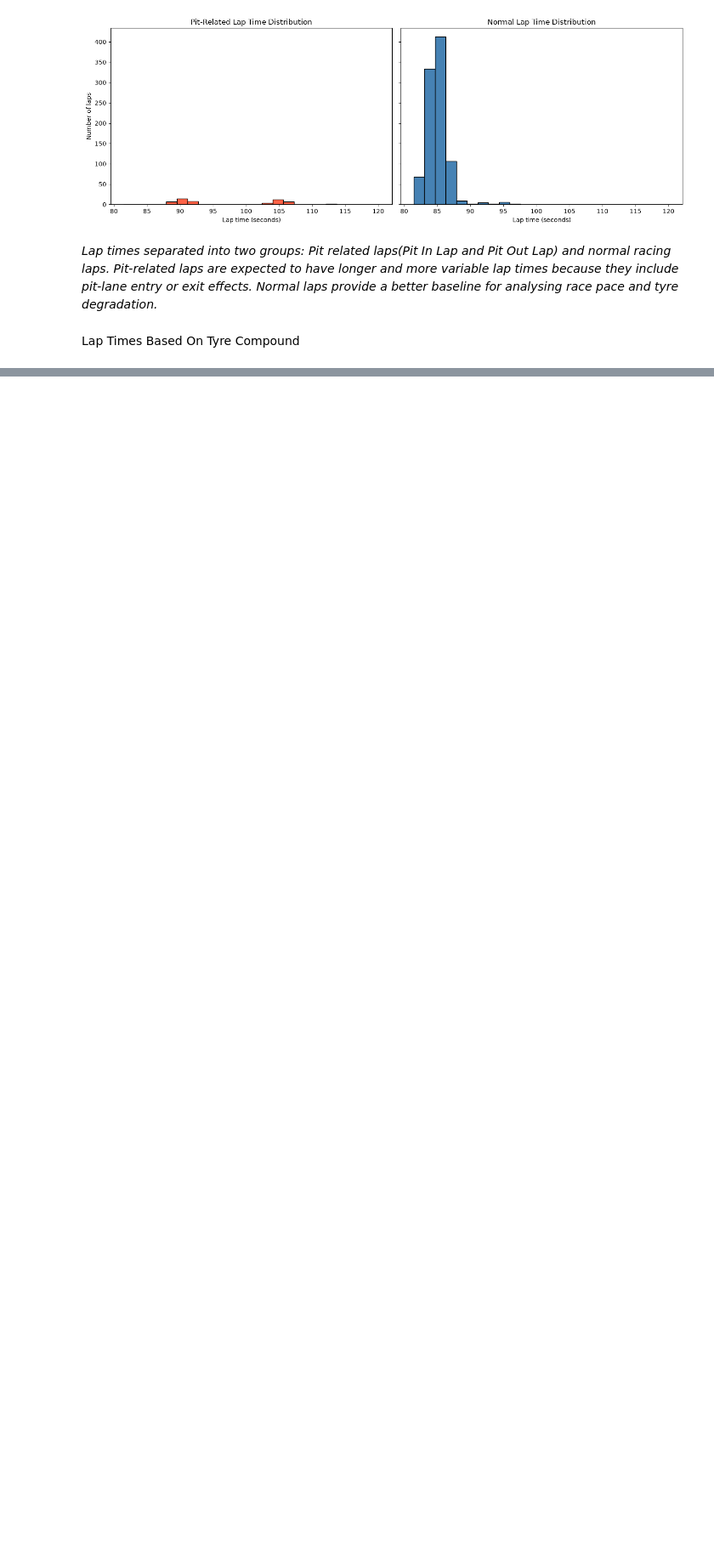
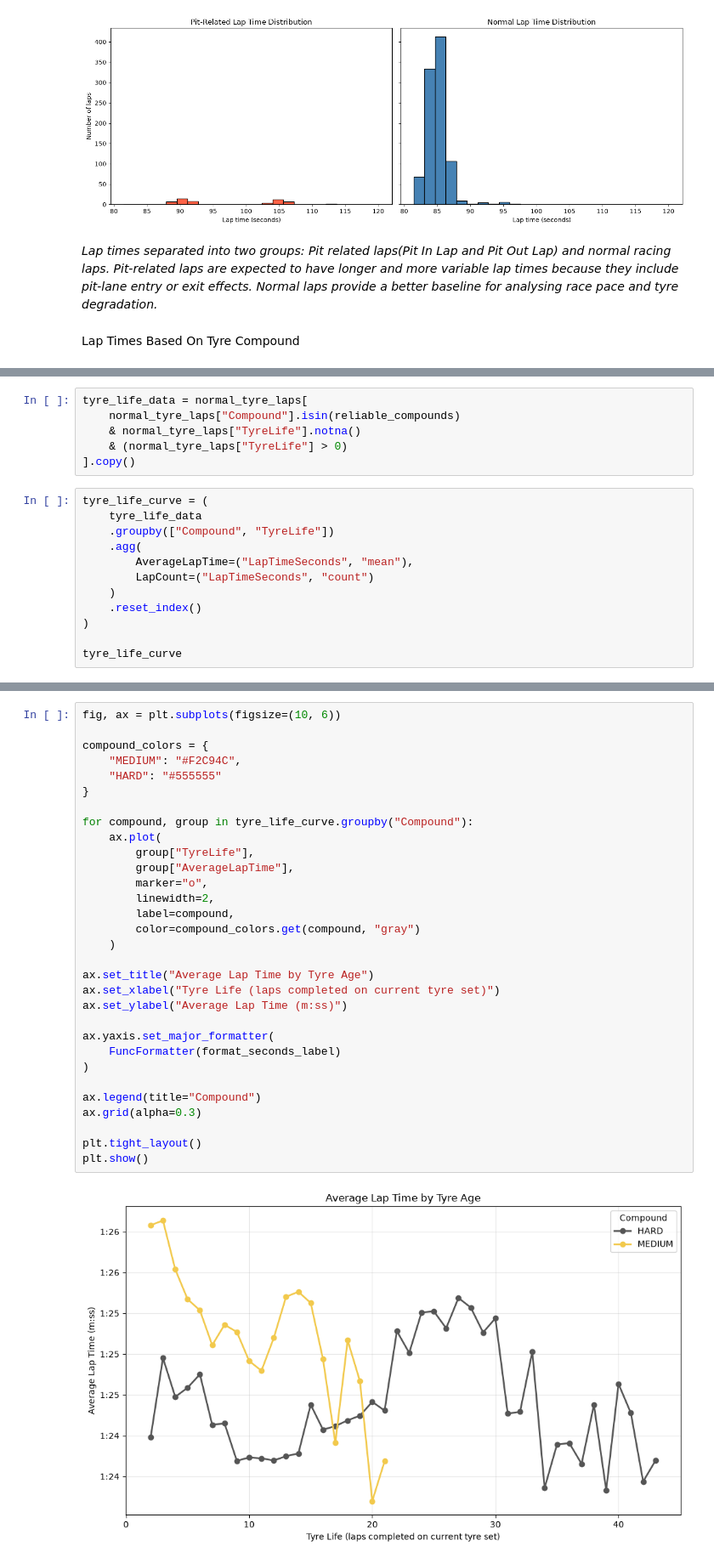
Before and after one commit to umutk11/f1-strategy-optimizer, a Jupyter notebook: notebooks/01_eda.ipynb, the cells around one changed output, grey strips where cells are left out. Shown at 85% size. Saved outputs shown, nothing was run; the diff lists cells and outputs as text; blank space fills up the shorter version.

```diff
--- a/notebooks/01_eda.ipynb
+++ b/notebooks/01_eda.ipynb
@@ -767,0 +791,18 @@ plt.show()
+# %%
+tyre_life_data = normal_tyre_laps[
+    normal_tyre_laps["Compound"].isin(reliable_compounds)
+    & normal_tyre_laps["TyreLife"].notna()
+    & (normal_tyre_laps["TyreLife"] > 0)
+].copy()
+# %%
+tyre_life_curve = (
+    tyre_life_data
+    .groupby(["Compound", "TyreLife"])
+    .agg(
+        AverageLapTime=("LapTimeSeconds", "mean"),
+        LapCount=("LapTimeSeconds", "count")
+    )
+    .reset_index()
+)
+
+tyre_life_curve
@@ -767,0 +823,33 @@ plt.show()
+# %%
+fig, ax = plt.subplots(figsize=(10, 6))
+
+compound_colors = {
+    "MEDIUM": "#F2C94C",
+    "HARD": "#555555"
+}
+
+for compound, group in tyre_life_curve.groupby("Compound"):
+    ax.plot(
+        group["TyreLife"],
+        group["AverageLapTime"],
+        marker="o",
+        linewidth=2,
+        label=compound,
+        color=compound_colors.get(compound, "gray")
+    )
+
+ax.set_title("Average Lap Time by Tyre Age")
+ax.set_xlabel("Tyre Life (laps completed on current tyre set)")
+ax.set_ylabel("Average Lap Time (m:ss)")
+
+ax.yaxis.set_major_formatter(
+    FuncFormatter(format_seconds_label)
+)
+
+ax.legend(title="Compound")
+ax.grid(alpha=0.3)
+
+plt.tight_layout()
+plt.show()
+# %% [output]
+[figure, added]
```
Also changed, not shown: parts of 28 cells of this notebook, 2 other files.
